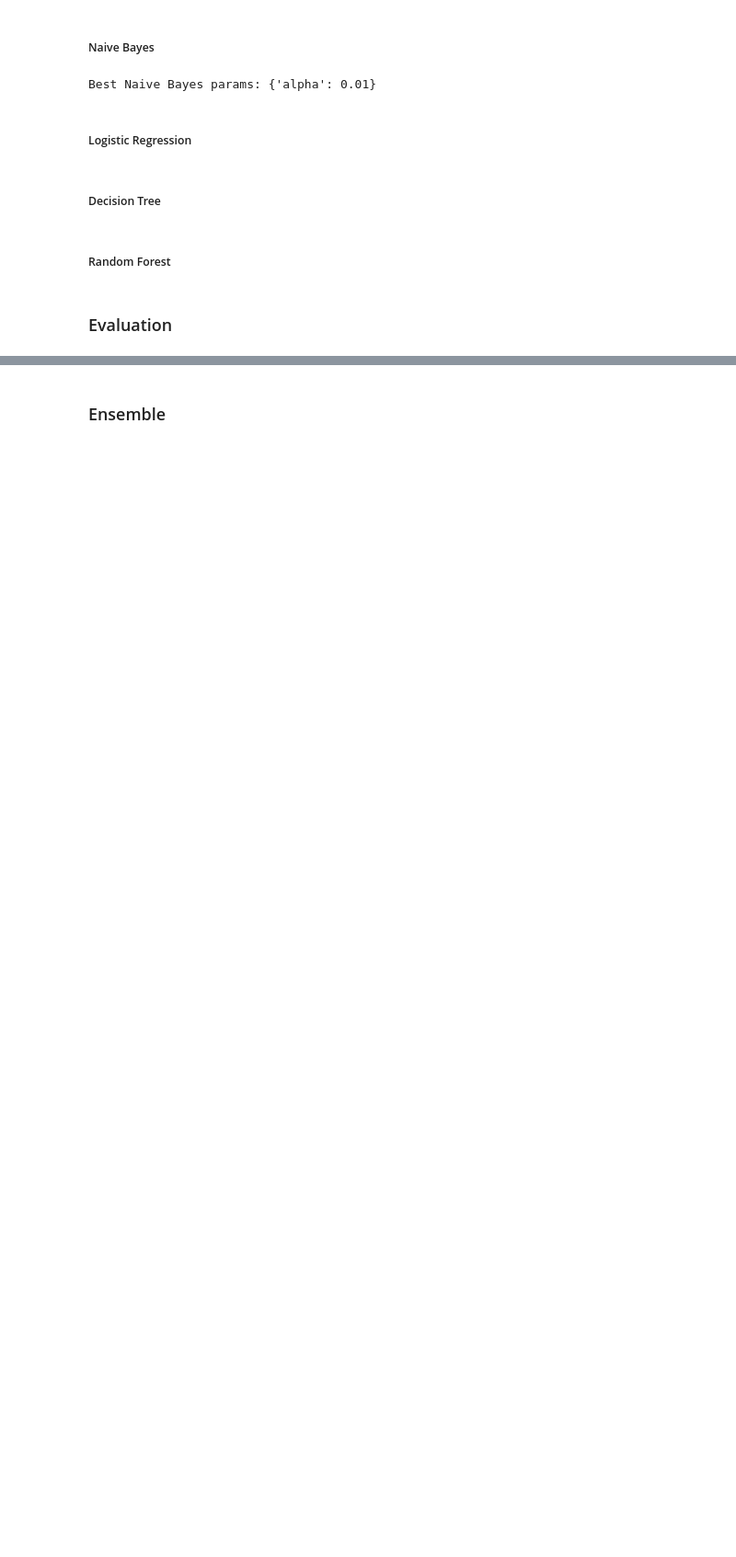
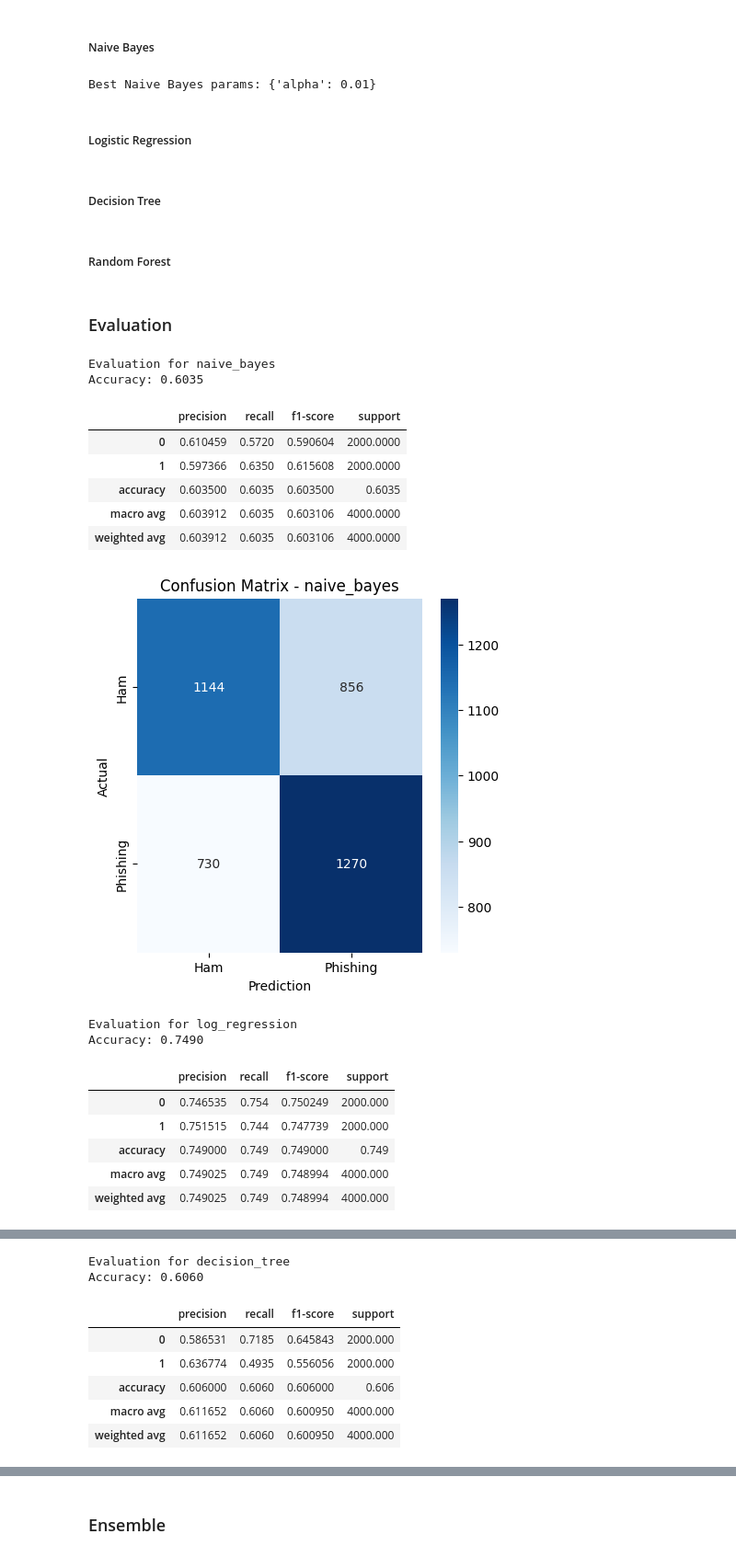
Before and after one commit to IlianK/phishing_bert, a Jupyter notebook: src/model_training/meta.ipynb, the cells around one changed output, grey strips where cells are left out. Shown at 92% size. Saved outputs shown, nothing was run; the diff lists cells and outputs as text; code cells hidden in the pictures; blank space fills up the shorter version.

```diff
--- a/src/model_training/meta.ipynb
+++ b/src/model_training/meta.ipynb
@@ -265,6 +265,31 @@ joblib.dump(best_rf, os.path.join(models_folder, "random_forest.pkl"))
 print("Best Random Forest params:", grid_search_rf.best_params_)
 # %% [markdown]
 ### Evaluation
+# %%
+models_to_evaluate = [
+    ("naive_bayes", best_nb),
+    ("log_regression", best_lr),
+    ("decision_tree", best_dt),
+    ("random_forest", best_rf)
+]
 # %%
-for name in models.keys():
+for name, model in models_to_evaluate:
     evaluate_model(name, test_preprocessed, models_folder)
+# %% [output]
+Evaluation for naive_bayes
+Accuracy: 0.6035
+|  | precision | recall | f1-score | support |
+| 0 | 0.610459 | 0.5720 | 0.590604 | 2000.0000 |
+| 1 | 0.597366 | 0.6350 | 0.615608 | 2000.0000 |
+| accuracy | 0.603500 | 0.6035 | 0.603500 | 0.6035 |
+| macro avg | 0.603912 | 0.6035 | 0.603106 | 4000.0000 |
+| weighted avg | 0.603912 | 0.6035 | 0.603106 | 4000.0000 |
+[figure, added]
+Evaluation for log_regression
+Accuracy: 0.7490
+|  | precision | recall | f1-score | support |
+| 0 | 0.746535 | 0.754 | 0.750249 | 2000.000 |
+| 1 | 0.751515 | 0.744 | 0.747739 | 2000.000 |
+| accuracy | 0.749000 | 0.749 | 0.749000 | 0.749 |
+| macro avg | 0.749025 | 0.749 | 0.748994 | 4000.000 |
+| weighted avg | 0.749025 | 0.749 | 0.748994 | 4000.000 |
@@ -270,0 +297,8 @@ for name in models.keys():
+Evaluation for decision_tree
+Accuracy: 0.6060
+|  | precision | recall | f1-score | support |
+| 0 | 0.586531 | 0.7185 | 0.645843 | 2000.000 |
+| 1 | 0.636774 | 0.4935 | 0.556056 | 2000.000 |
+| accuracy | 0.606000 | 0.6060 | 0.606000 | 0.606 |
+| macro avg | 0.611652 | 0.6060 | 0.600950 | 4000.000 |
+| weighted avg | 0.611652 | 0.6060 | 0.600950 | 4000.000 |
```
Also changed, not shown: parts of 3 cells of this notebook, 4 other files.
